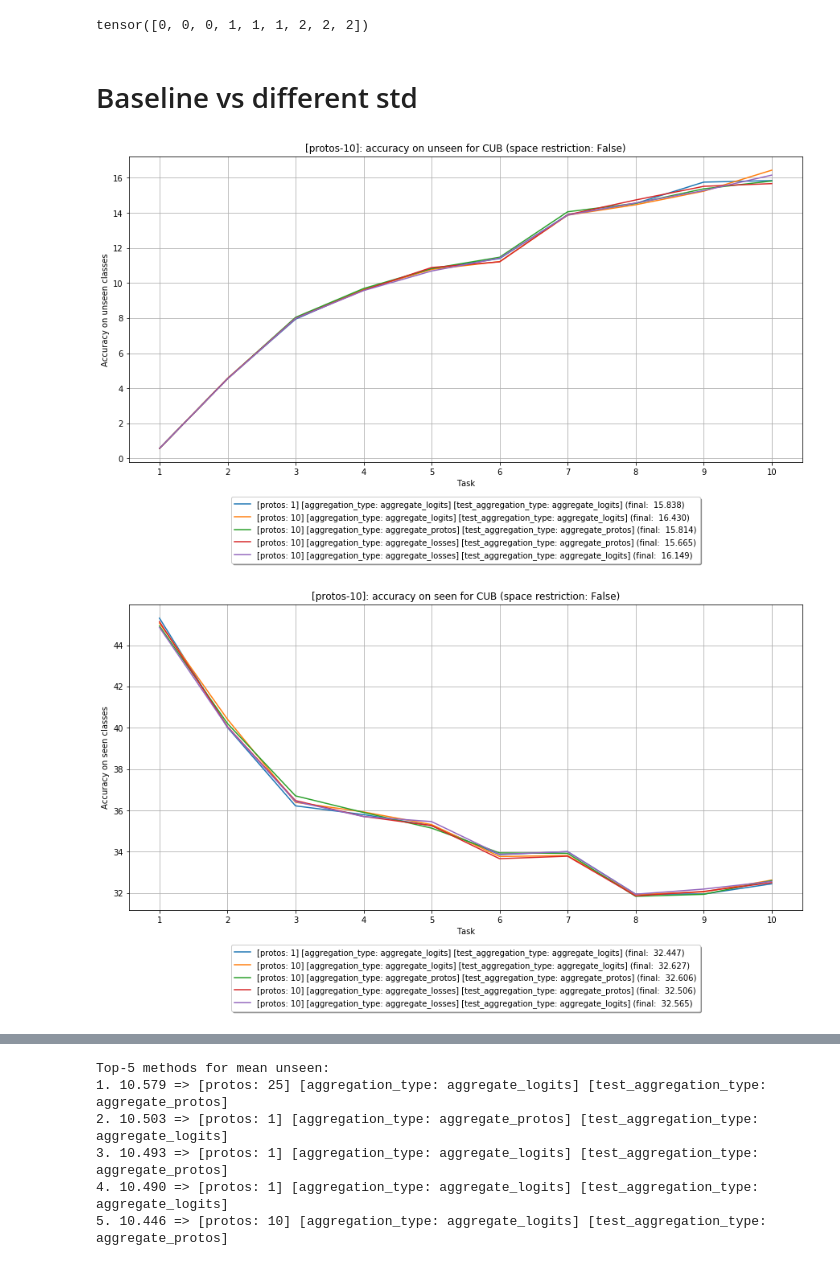
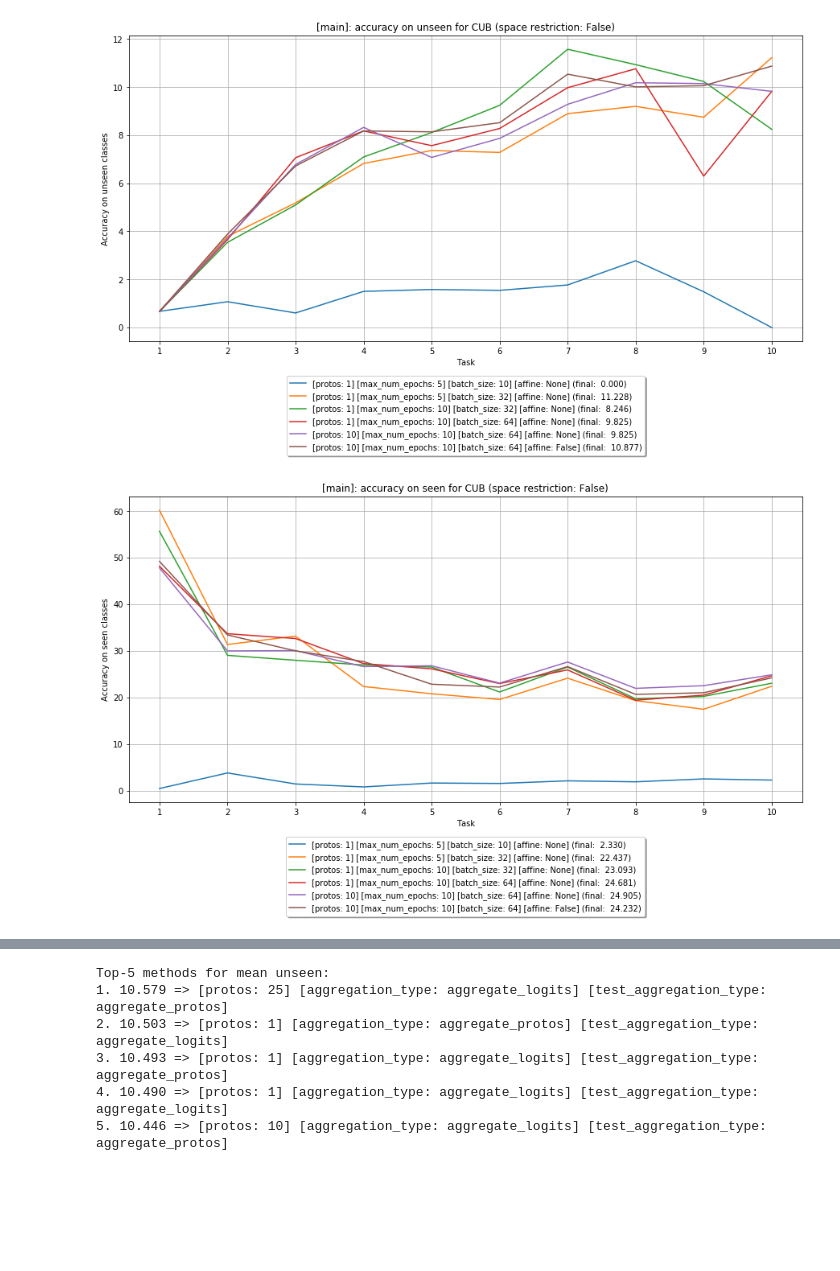
Before and after one commit to universome/class-norm, a Jupyter notebook: notebooks/visualization.ipynb, the cells around one changed output, grey strips where cells are left out. Drawn from its saved outputs; the diff is of its cells as text; code cells hidden in the pictures; blank space fills up the shorter version.

Commit message:
exp: using batch_norm for automatic normalization

```diff
--- a/notebooks/visualization.ipynb
+++ b/notebooks/visualization.ipynb
@@ -38,7 +34,3 @@ torch.Size([4, 3, 2])
-# %%
-torch.arange(3).view(3, 1).repeat(1, 3).view(9)
-# %% [output]
-tensor([0, 0, 0, 1, 1, 1, 2, 2, 2])
 # %%
 import collections
 from typing import Dict, List
@@ -50,29 +42,9 @@ from tqdm import tqdm
 def get_exp_args(config: Config):
     short_name_to_name = {
         'protos': 'hp.head.num_prototypes',
-        'aggregation_type': 'hp.head.aggregation_type',
-        'test_aggregation_type': 'hp.head.test_aggregation_type',
-#         'noise_transform': 'hp.head.noise.transform_layers',
-#         'protos_test': 'hp.head.num_test_prototypes',
-#         'std': 'hp.head.noise.std',
-#         'attrs_transform': 'hp.head.attrs_transform_layers',
-#         'final_transform': 'hp.head.after_fuse_transform_layers',
-#         'fusing_type': 'hp.head.fusing_type',
-#         'use_gold_proto': 'hp.head.golden_proto.enabled',
-#         'gold_proto_weight': 'hp.head.golden_proto.weight',
-#         'same_noise_for_each_class': 'hp.head.noise.same_for_each_class',
-#         'n_epochs': 'hp.max_num_epochs',
-#         'lr': 'hp.optim.kwargs.lr',
-#         'momentum': 'hp.optim.kwargs.momentum',
-#         'batch_size': 'hp.batch_size',
-#         'optim': 'hp.optim.type',
-#         'scale_value': 'hp.head.scale_value',
-#         'minus_distance': 'hp.head.use_final_activation'
-#         'type': 'hp.head.type',
-#         'scale.type': 'hp.head.scale.type',
-#         'momentum': 'hp.optim.kwargs.momentum',
-#         'optim': 'hp.optim.type',
-#         'seed': 'random_seed',
+        'max_num_epochs': 'hp.max_num_epochs',
+        'batch_size': 'hp.batch_size',
+        'affine': 'hp.head.scale.affine'
     }
 
     return {short_name: config.get(name) for short_name, name in short_name_to_name.items()}
@@ -101,8 +73,8 @@ dataset = 'CUB'
 tasks = np.arange(1, 11)
 # experiments_dir = '/ibex/scratch/skoroki/experiments/multi_proto_random_optim_small_noise'
 # experiments_dir = '/ibex/scratch/skoroki/experiments/multi_proto_random_optim'
-# experiments_dir = '../experiments'
-experiments_dir = '../../zslll-master/aggregations'
+experiments_dir = '../experiments'
+# experiments_dir = '../../zslll-master/aggregations'
 
 exps = find_exps(experiments_dir)
 exps = {m: [e for e in exps[m] if os.path.exists(f'{e}/custom_data/logits_history.npy')] for m in exps}
@@ -160,26 +132,23 @@ def get_exps_for_a_group(exps, configs, group):
     for exp_shortname, exp_paths in exps.items():
         config = configs[exp_shortname][0]
 
-        if all(config.get(k) == v for k, v in group.items()) and (config.get('hp.head.aggregation_type') in ['aggregate_losses', config.get('hp.head.test_aggregation_type')]):
+        if all(config.get(k) == v for k, v in group.items()):
             result[exp_shortname] = exp_paths
 
     return result
-# %% [markdown]
-# Baseline vs different std
 # %%
 groups = {
-    'protos-10': {'hp.head.num_prototypes': 10},
-    'protos-25': {'hp.head.num_prototypes': 25},
+    'main': {},
 }
-baseline_group = {'hp.head.num_prototypes': 1, 'hp.head.aggregation_type': 'aggregate_logits', 'hp.head.test_aggregation_type': 'aggregate_logits'}
+baseline_group = {}
 
 for title, group in groups.items():
     methods = get_exps_for_a_group(exps, configs, group)
-    methods = {**get_exps_for_a_group(exps, configs, baseline_group), **methods}
+    #methods = {**get_exps_for_a_group(exps, configs, baseline_group), **methods}
     plot_unseen_acc(methods, title=title)
     plot_seen_acc(methods, title=title)
     #plot_unseen_acc(methods, True)
     #plot_seen_acc(methods, True)
 # %% [output]
-[figure, old version]
+[figure, new version]
-[figure, old version]
+[figure, new version]
```
Also changed, not shown: parts of 2 cells of this notebook, 2 other files.
